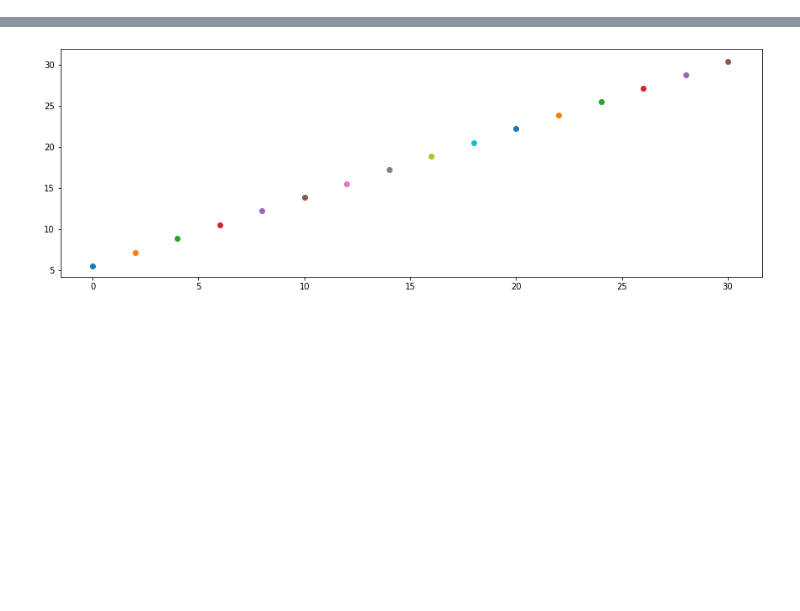
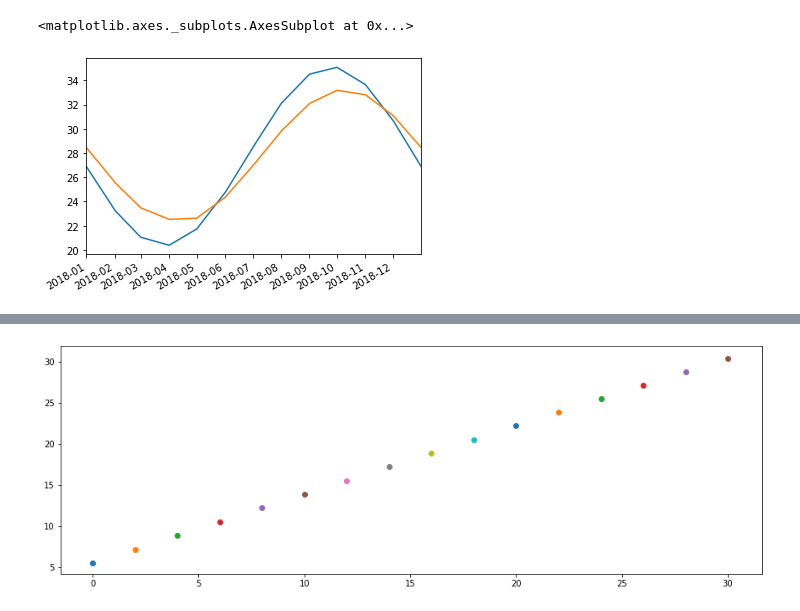
Before and after one commit to cycle13/climate, a Jupyter notebook: test.ipynb, the cells around one changed output, grey strips where cells are left out. Drawn from its saved outputs; the diff is of its cells as text; code cells hidden in the pictures; blank space fills up the shorter version.

```diff
--- a/test.ipynb
+++ b/test.ipynb
@@ -25,0 +35,6 @@ EPW loaded: C:\Users\trist\github\climate\test\weatherfile_AlBateen.epw
+# %%
+w.ground_temperature_500.plot()
+w.ground_temperature_2000.plot()
+# %% [output]
+<matplotlib.axes._subplots.AxesSubplot at 0x...>
+[figure, added]
```
Also changed, not shown: parts of 6 cells of this notebook, 9 other files.
